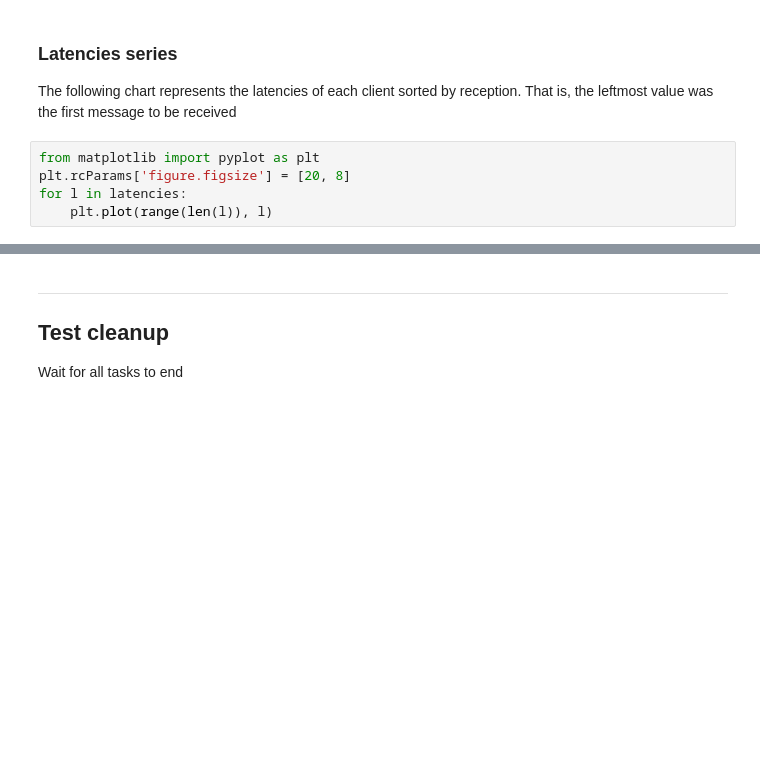
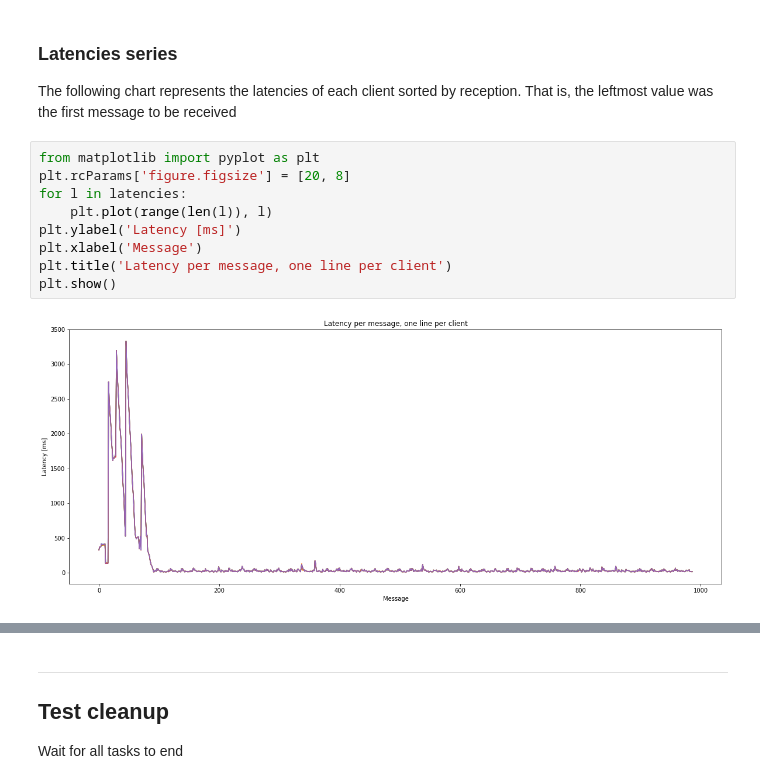
Before and after one commit to lsst-ts/LOVE-integration-tools, a Jupyter notebook: jupyter/stress_test.ipynb, the cells around one changed output, grey strips where cells are left out. Saved outputs shown, nothing was run; the diff lists cells and outputs as text; blank space fills up the shorter version.

```diff
--- a/jupyter/stress_test.ipynb
+++ b/jupyter/stress_test.ipynb
@@ -301,8 +302,14 @@ The following chart represents the latencies of each client sorted by reception.
 # %%
 from matplotlib import pyplot as plt
 plt.rcParams['figure.figsize'] = [20, 8]
 for l in latencies:
     plt.plot(range(len(l)), l)
+plt.ylabel('Latency [ms]')
+plt.xlabel('Message')
+plt.title('Latency per message, one line per client')
+plt.show()
+# %% [output]
+[figure, added]
 # %%
 import numpy as np
 sum(np.array(latencies[0])-np.array(latencies[4]))
```
Also changed, not shown: parts of 7 cells of this notebook.
